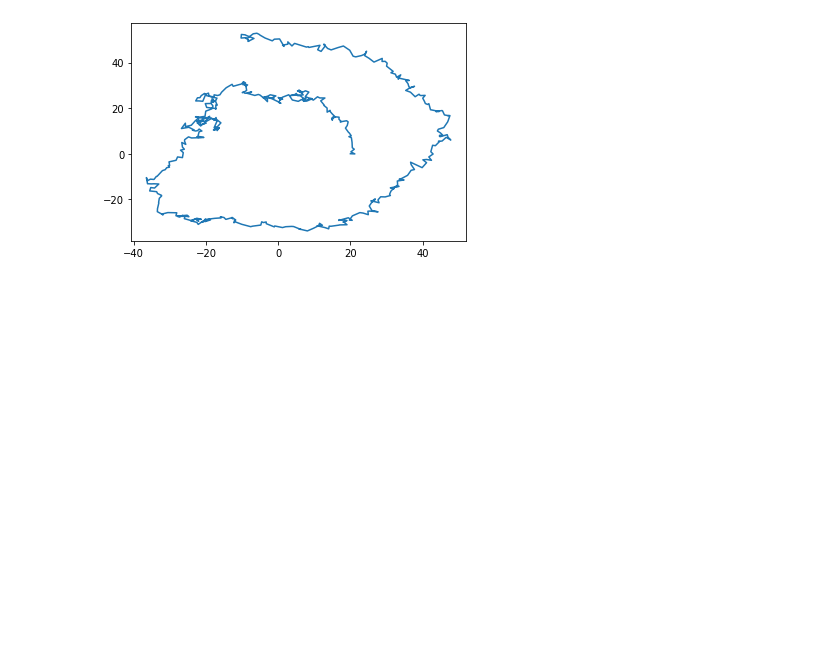
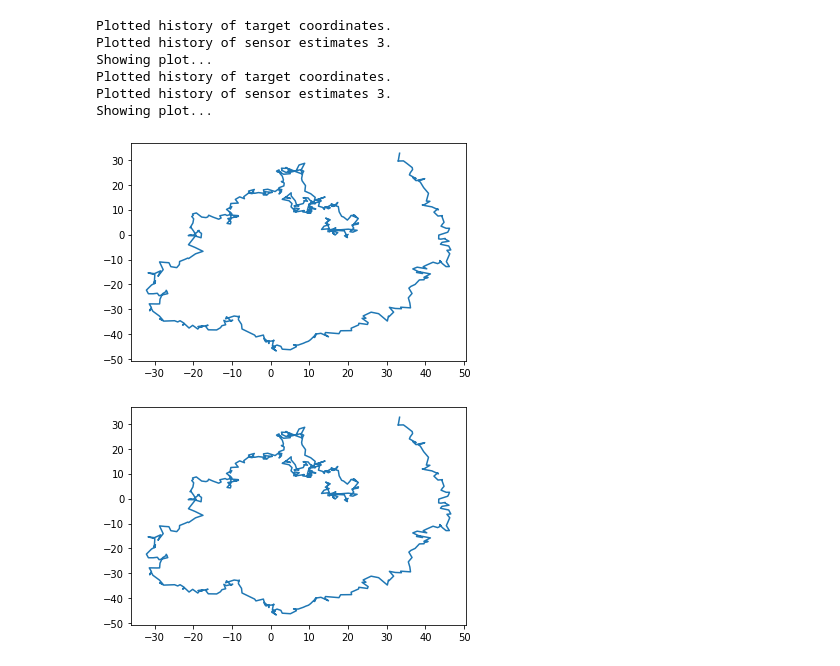
Before and after one commit to shirazkn/sensor-network-sim, a Jupyter notebook: main.ipynb, the cells around one changed output. Saved outputs shown, nothing was run; the diff lists cells and outputs as text; code cells hidden in the pictures; blank space fills up the shorter version.

```diff
--- a/main.ipynb
+++ b/main.ipynb
@@ -36,21 +38,33 @@ imp.reload(sim.history)
 # %%
 target = sim.target.create(input_data)
 network = sim.network.create(input_data)
 
 sim_history = sim.history.create(network)
 
 for t in range(500):
     sim_history.add(target_x=target.x)
+    sim_history.add(estimates_of_sensors={"1": network.sensors["1"].estimate})
+
+    # Simulation...
     network.make_measurements(target.x)
-#     network.make_estimations()
 
-    # Do estimation here
+    network.share_info_with_neighbors()
+    network.get_info_about_target(target)
+
+    network.do_estimations()
 
     target.update()
 
-sim_history.plot_xy(estimates=False)
+sim_history.plot_xy(estimates_of_sensors=["3"])
 # %% [output]
+Plotted history of target coordinates.
+Plotted history of sensor estimates 3.
+Showing plot...
+Plotted history of target coordinates.
+Plotted history of sensor estimates 3.
+Showing plot...
-[figure, old version]
+[figure, new version]
+[figure, added]
 # %%
 # Probe values here
 # target.x
```
Also changed, not shown: parts of 4 cells of this notebook, 10 other files.
